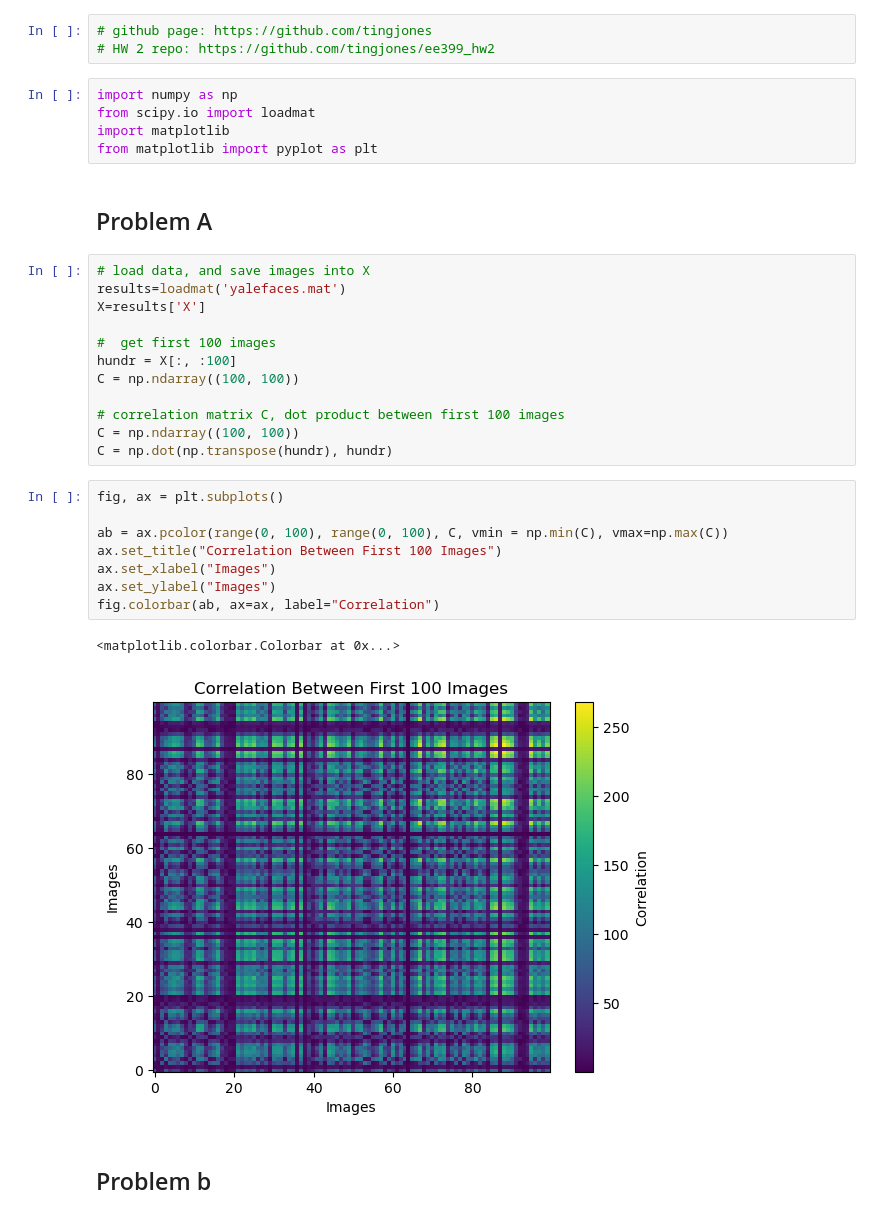
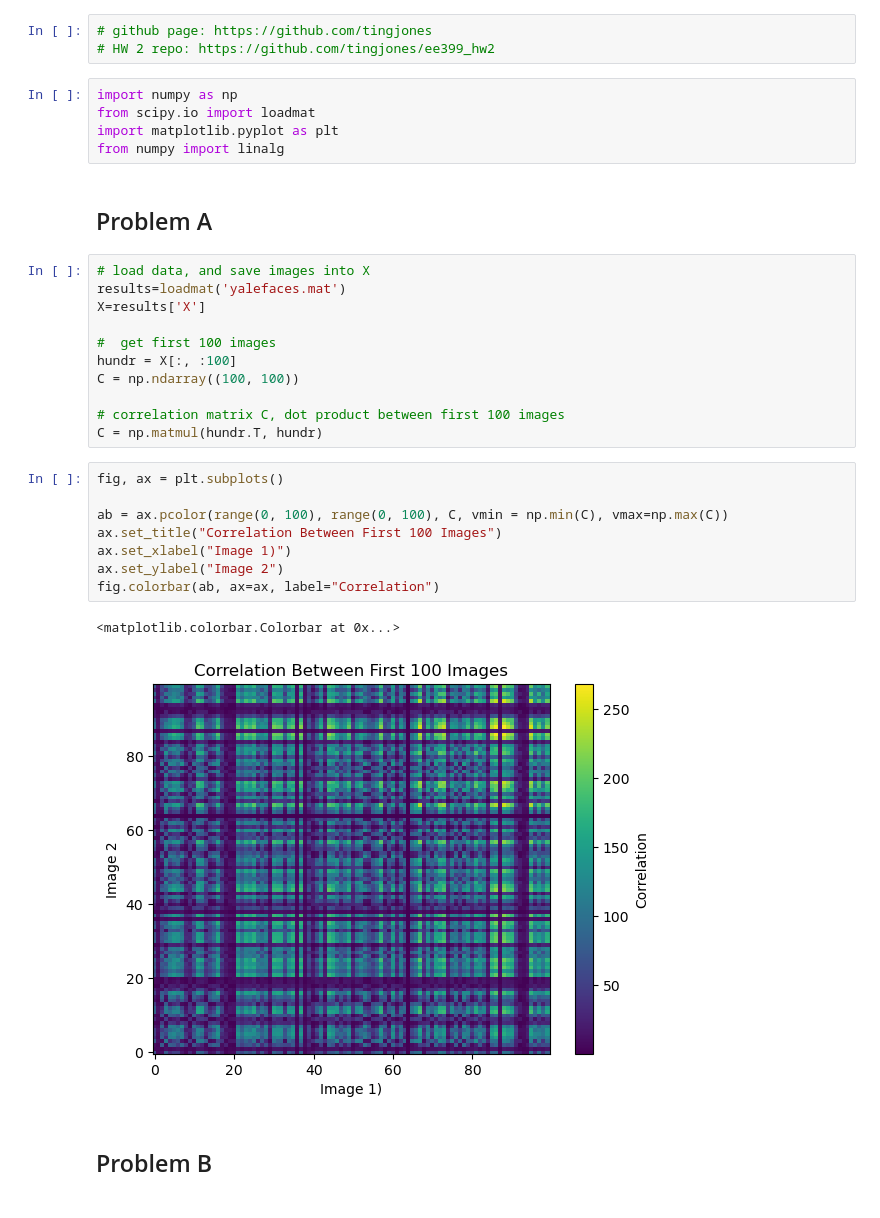
Before and after one commit to tingjones/ee399_hw2, a Jupyter notebook: HW2_TJ.ipynb, the cells around one changed output. Saved outputs shown, nothing was run; the diff lists cells and outputs as text.

Commit message:
update comments, problems B, C

```diff
--- a/HW2_TJ.ipynb
+++ b/HW2_TJ.ipynb
@@ -9,8 +9,8 @@
 # %%
 import numpy as np
 from scipy.io import loadmat
-import matplotlib
-from matplotlib import pyplot as plt
+import matplotlib.pyplot as plt
+from numpy import linalg
 # %% [markdown]
 ## Problem A
 # %%
@@ -23,18 +23,17 @@ hundr = X[:, :100]
 C = np.ndarray((100, 100))
 
 # correlation matrix C, dot product between first 100 images
-C = np.ndarray((100, 100))
-C = np.dot(np.transpose(hundr), hundr)
+C = np.matmul(hundr.T, hundr)
 # %%
 fig, ax = plt.subplots()
 
 ab = ax.pcolor(range(0, 100), range(0, 100), C, vmin = np.min(C), vmax=np.max(C))
 ax.set_title("Correlation Between First 100 Images")
-ax.set_xlabel("Images")
-ax.set_ylabel("Images")
+ax.set_xlabel("Image 1)")
+ax.set_ylabel("Image 2")
 fig.colorbar(ab, ax=ax, label="Correlation")
 # %% [output]
 <matplotlib.colorbar.Colorbar at 0x...>
-[figure, old version]
+[figure, new version]
 # %% [markdown]
-## Problem b
+## Problem B
```
Also changed, not shown: parts of 26 cells of this notebook.
